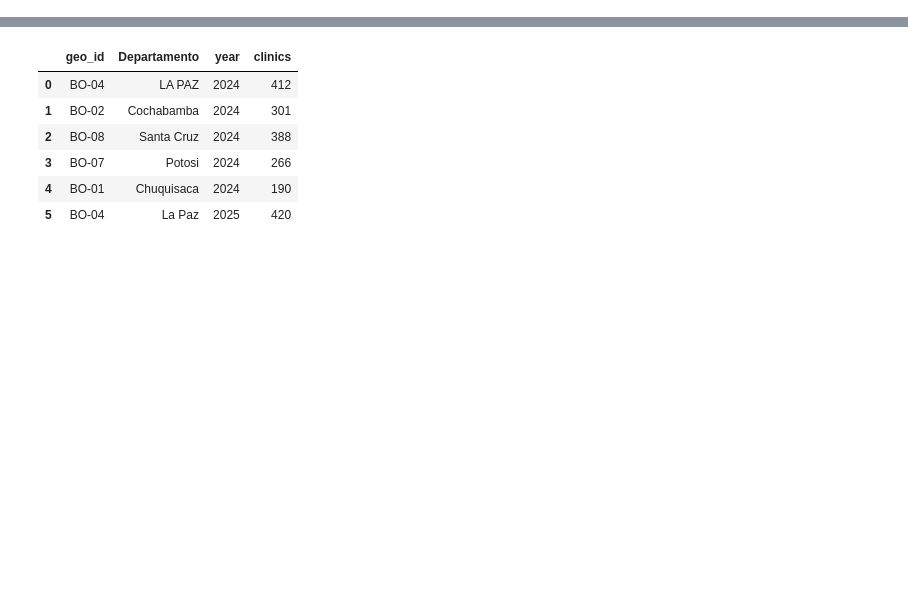
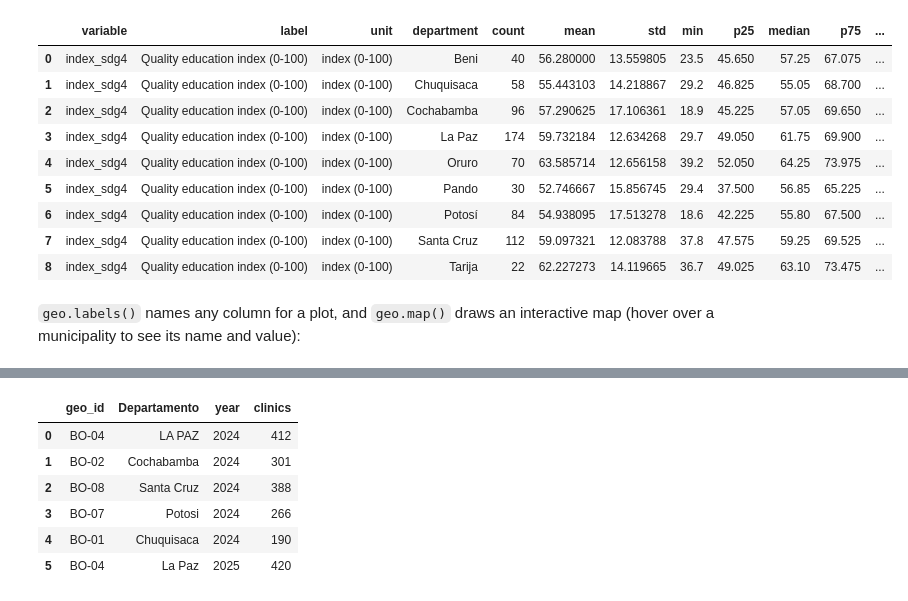
Before and after one commit to quarcs-lab/gdo4bolivia, a Jupyter notebook: notebooks/geo4bolivia_quickstart.ipynb, the cells around one changed output, grey strips where cells are left out. Drawn from its saved outputs; the diff is of its cells as text; code cells hidden in the pictures; blank space fills up the shorter version.

```diff
--- a/notebooks/geo4bolivia_quickstart.ipynb
+++ b/notebooks/geo4bolivia_quickstart.ipynb
@@ -261,0 +172,3 @@ The values below are **made up** for the demonstration; replace them with your o
+# %%
+mpi = geo.load("sdg01", variables="sdg1_2_mpi", groups=["department"])
+mpi.head()
@@ -261,0 +182,4 @@ The values below are **made up** for the demonstration; replace them with your o
+# %%
+ids_2024 = geo.load("sdg", years=2024, geometry=True)          # a GeoDataFrame
+pop_wide = geo.load("pop", variables="pop", wide="pop")         # one column per year
+print(type(ids_2024).__name__, ids_2024.shape, "|", pop_wide.shape)
@@ -261,0 +220,3 @@ The values below are **made up** for the demonstration; replace them with your o
+# %%
+edu = geo.load("sdg04", variables=["index_sdg4", "sdg4_6_alf"], groups=["department"])
+geo.describe(edu)
@@ -261,0 +229,15 @@ The values below are **made up** for the demonstration; replace them with your o
+# %%
+geo.describe(edu, variables="index_sdg4", by="department")
+# %% [output]
+|  | variable | label | unit | department | count | mean | std | min | p25 | median | p75 | ... |
+| 0 | index_sdg4 | Quality education index (0-100) | index (0-100) | Beni | 40 | 56.280000 | 13.559805 | 23.5 | 45.650 | 57.25 | 67.075 | ... |
+| 1 | index_sdg4 | Quality education index (0-100) | index (0-100) | Chuquisaca | 58 | 55.443103 | 14.218867 | 29.2 | 46.825 | 55.05 | 68.700 | ... |
+| 2 | index_sdg4 | Quality education index (0-100) | index (0-100) | Cochabamba | 96 | 57.290625 | 17.106361 | 18.9 | 45.225 | 57.05 | 69.650 | ... |
+| 3 | index_sdg4 | Quality education index (0-100) | index (0-100) | La Paz | 174 | 59.732184 | 12.634268 | 29.7 | 49.050 | 61.75 | 69.900 | ... |
+| 4 | index_sdg4 | Quality education index (0-100) | index (0-100) | Oruro | 70 | 63.585714 | 12.656158 | 39.2 | 52.050 | 64.25 | 73.975 | ... |
+| 5 | index_sdg4 | Quality education index (0-100) | index (0-100) | Pando | 30 | 52.746667 | 15.856745 | 29.4 | 37.500 | 56.85 | 65.225 | ... |
+| 6 | index_sdg4 | Quality education index (0-100) | index (0-100) | Potosí | 84 | 54.938095 | 17.513278 | 18.6 | 42.225 | 55.80 | 67.500 | ... |
+| 7 | index_sdg4 | Quality education index (0-100) | index (0-100) | Santa Cruz | 112 | 59.097321 | 12.083788 | 37.8 | 47.575 | 59.25 | 69.525 | ... |
+| 8 | index_sdg4 | Quality education index (0-100) | index (0-100) | Tarija | 22 | 62.227273 | 14.119665 | 36.7 | 49.025 | 63.10 | 73.475 | ... |
+# %% [markdown]
+`geo.labels()` names any column for a plot, and `geo.map()` draws an interactive map (hover over a municipality to see its name and value):
```
Also changed, not shown: parts of 77 cells of this notebook, 14 other files.
